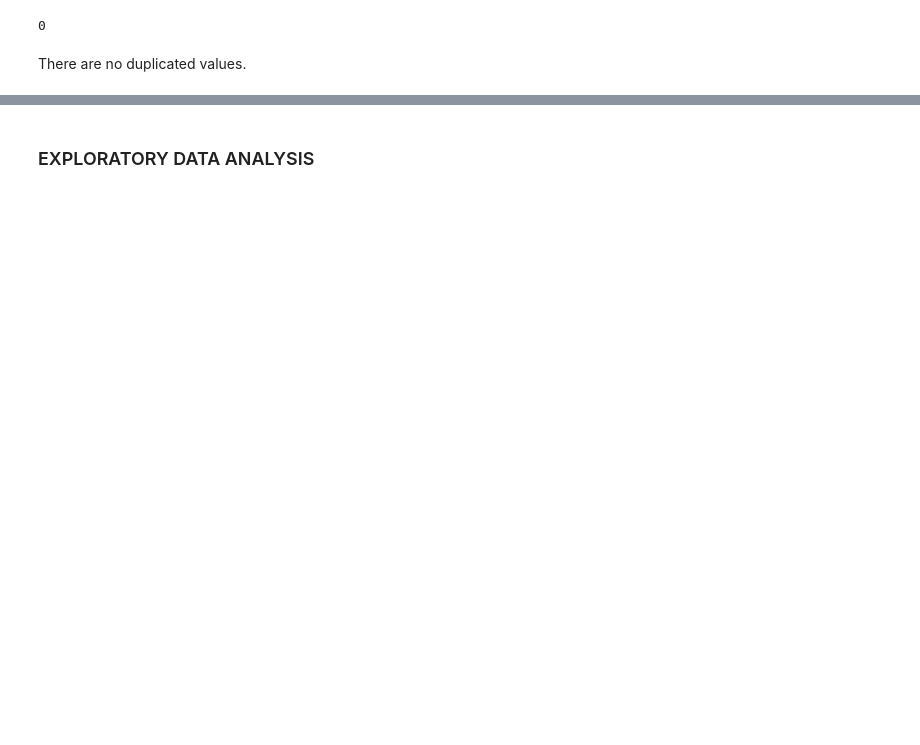
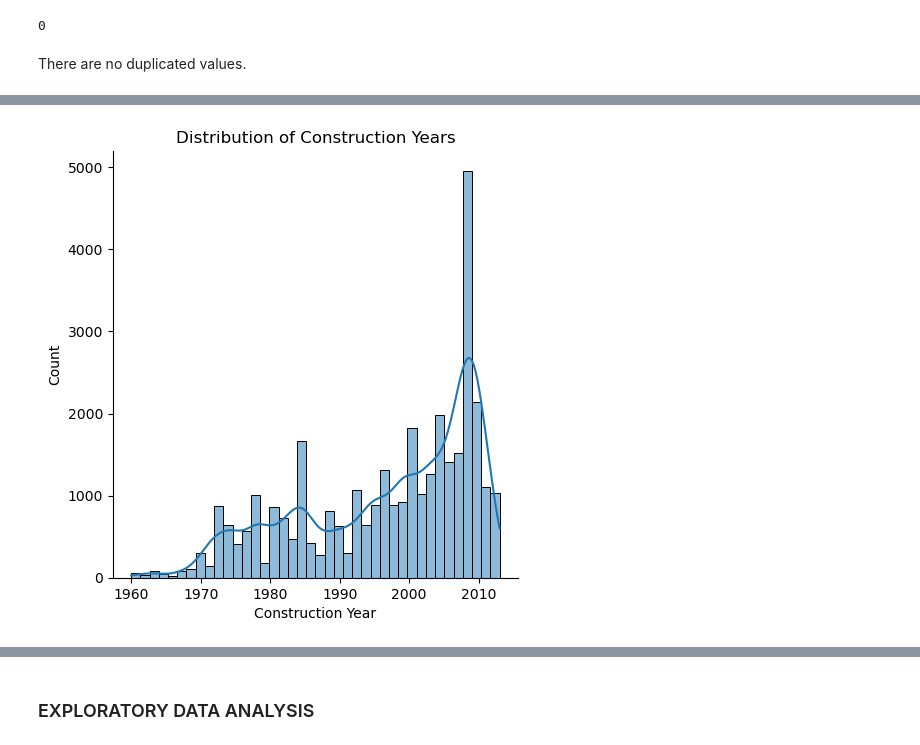
Before and after one commit to Kurgat-Bee/PHASE-03-PROJECT, a Jupyter notebook: TZwaterwells.ipynb, the cells around one changed output, grey strips where cells are left out. Saved outputs shown, nothing was run; the diff lists cells and outputs as text; code cells hidden in the pictures; blank space fills up the shorter version.

```diff
--- a/TZwaterwells.ipynb
+++ b/TZwaterwells.ipynb
@@ -462,0 +533,9 @@ plt.show()
+# %%
+# Checking on the distribution of the construction years excluding year 0
+construction_year_df = train_df[train_df['construction_year'] != 0]
+sns.displot(construction_year_df['construction_year'], kde=True)
+plt.xlabel('Construction Year')
+plt.title('Distribution of Construction Years')
+plt.show()
+# %% [output]
+[figure, added]
```
Also changed, not shown: parts of 56 cells of this notebook.
